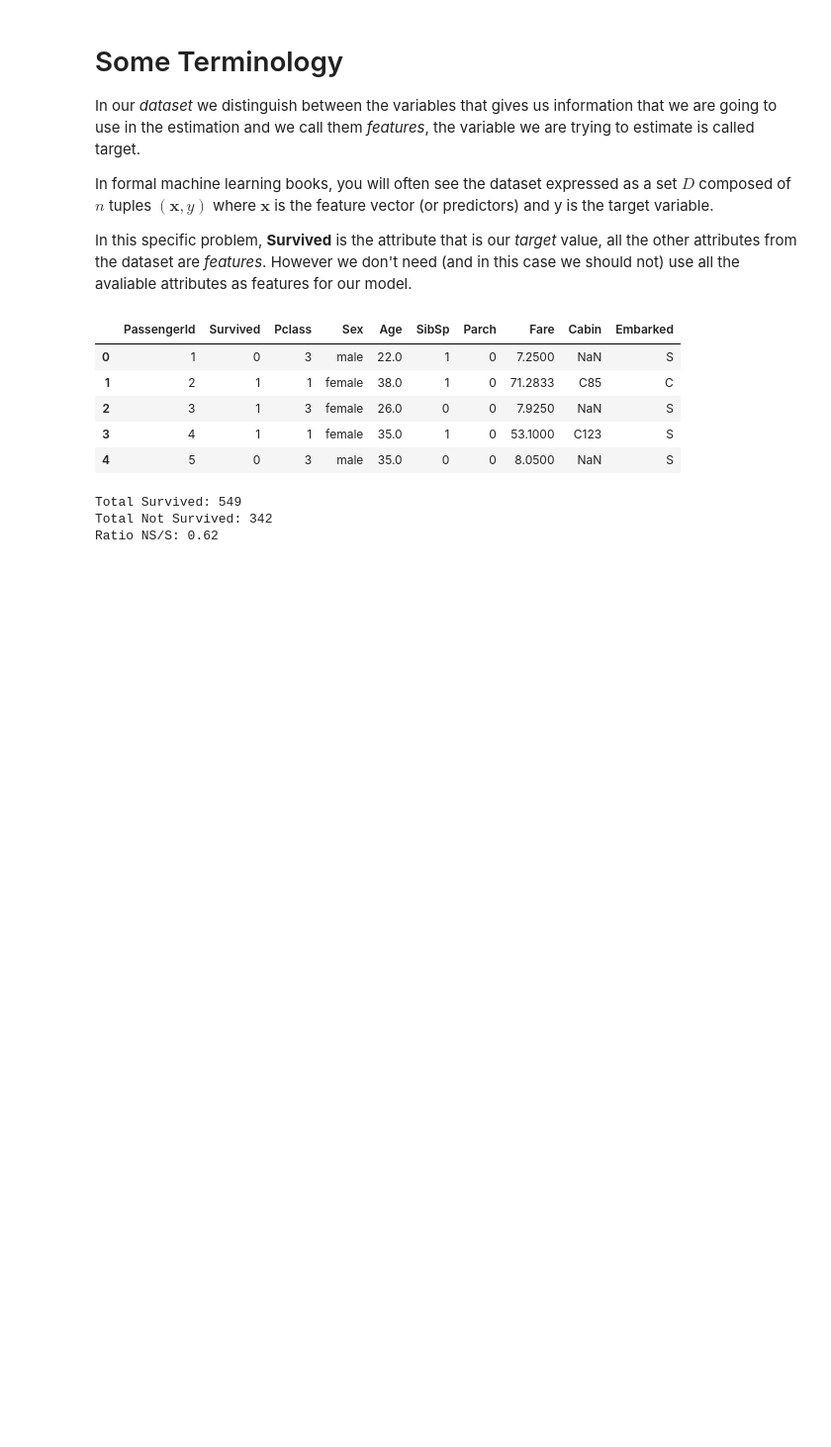
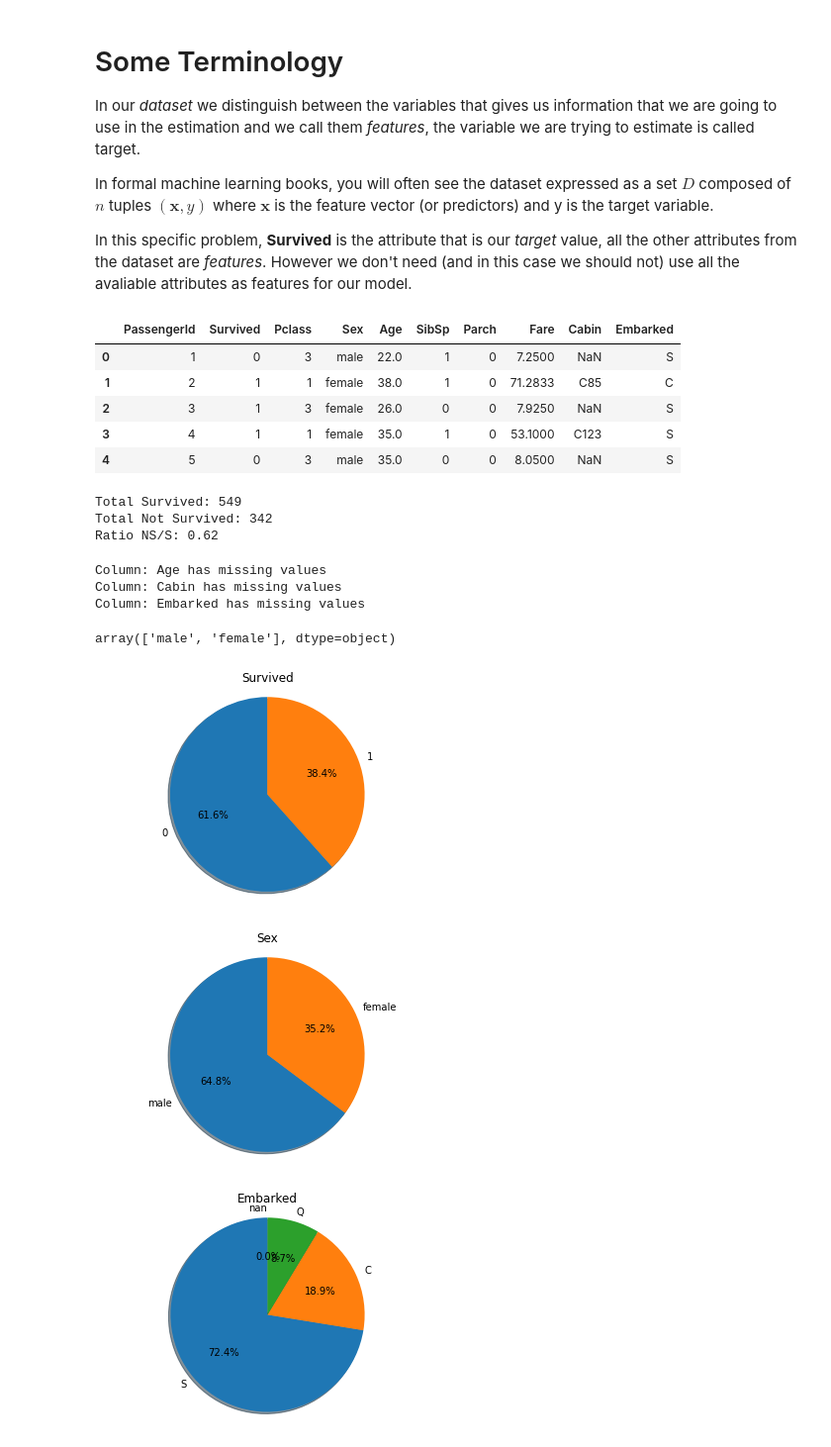
Before and after one commit to lucaskup/kaggleTitanicTrain, a Jupyter notebook: TitanicDataExploration.ipynb, the cells around one changed output. Shown at 99% size. Drawn from its saved outputs; the diff is of its cells as text; code cells hidden in the pictures; blank space fills up the shorter version.

Commit message:
added three different visualizations

```diff
--- a/TitanicDataExploration.ipynb
+++ b/TitanicDataExploration.ipynb
@@ -57,3 +75,51 @@ print(f'Ratio NS/S: {totalNotSurvived / totalSurvived :.2f}')
 Total Survived: 549
 Total Not Survived: 342
 Ratio NS/S: 0.62
+# %%
+for column in  dataset.columns.values:
+    hasMissingValues = dataset[column].isnull().values.any()
+    if hasMissingValues:
+        print(f'Column: {column} has missing values')
+# %% [output]
+Column: Age has missing values
+Column: Cabin has missing values
+Column: Embarked has missing values
+# %%
+dataset['Sex'].unique()
+# %% [output]
+array(['male', 'female'], dtype=object)
+# %%
+def drawPieChart(labels,
+                 count,
+                 title = ' '):
+    # Pie chart, where the slices will be ordered and plotted counter-clockwise:
+    fig1, ax1 = plt.subplots()
+    ax1.set_title(title)
+    ax1.pie(count, labels=labels, autopct='%1.1f%%',
+            shadow=True, startangle=90)
+    ax1.axis('equal')  # Equal aspect ratio ensures that pie is drawn as a circle.
+
+    plt.show()
+
+def getFrequenciesInCategoricalColumn(dataframe, columnName):
+    labels = dataframe[columnName].unique()
+    count = list(map(lambda columnContent: sum(dataframe[columnName] == columnContent),
+                     labels))
+    return labels, count
+
+
+columnName = 'Survived'
+labels, count = getFrequenciesInCategoricalColumn(dataset, columnName)
+drawPieChart(labels, count, columnName)
+
+columnName = 'Sex'
+labels, count = getFrequenciesInCategoricalColumn(dataset, columnName)
+drawPieChart(labels, count, columnName)
+
+columnName = 'Embarked'
+labels, count = getFrequenciesInCategoricalColumn(dataset, columnName)
+drawPieChart(labels, count, columnName)
+# %% [output]
+[figure, added]
+[figure, added]
+[figure, added]
```
Also changed, not shown: parts of 5 cells of this notebook, 1 other file.
